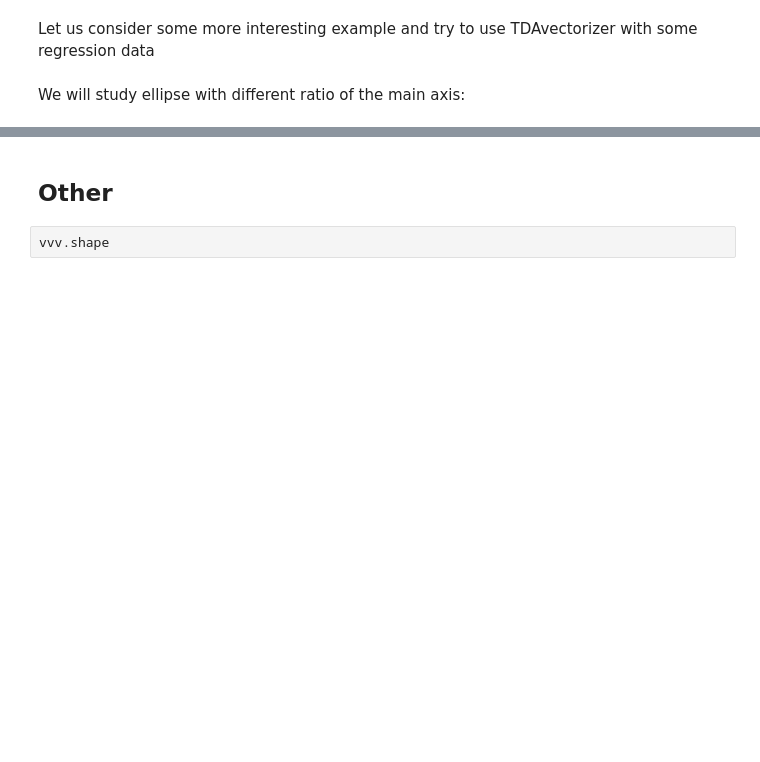
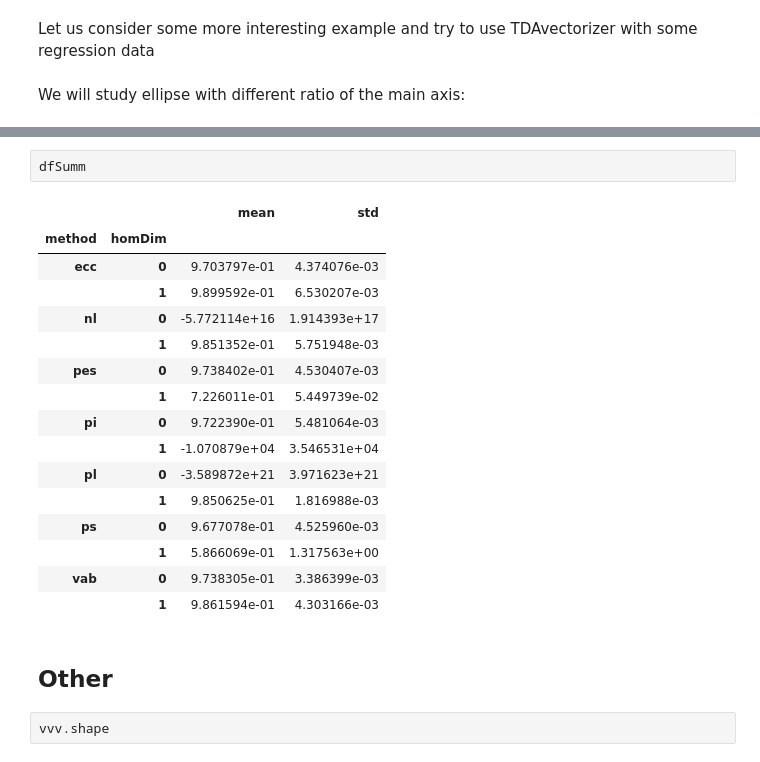
Before and after one commit to ALuchinsky/vpb_python, a Jupyter notebook: python/test_TDAvectorizer.ipynb, the cells around one changed output, grey strips where cells are left out. Cells and saved outputs as stored; diff of their text form; blank space fills up the shorter version.

```diff
--- a/python/test_TDAvectorizer.ipynb
+++ b/python/test_TDAvectorizer.ipynb
@@ -265,3 +348,22 @@ reg.score(X, ratList)
+# %%
+dfSumm
+# %% [output]
+|  |  | mean | std |
+| method | homDim |  |  |
+| ecc | 0 | 9.703797e-01 | 4.374076e-03 |
+|  | 1 | 9.899592e-01 | 6.530207e-03 |
+| nl | 0 | -5.772114e+16 | 1.914393e+17 |
+|  | 1 | 9.851352e-01 | 5.751948e-03 |
+| pes | 0 | 9.738402e-01 | 4.530407e-03 |
+|  | 1 | 7.226011e-01 | 5.449739e-02 |
+| pi | 0 | 9.722390e-01 | 5.481064e-03 |
+|  | 1 | -1.070879e+04 | 3.546531e+04 |
+| pl | 0 | -3.589872e+21 | 3.971623e+21 |
+|  | 1 | 9.850625e-01 | 1.816988e-03 |
+| ps | 0 | 9.677078e-01 | 4.525960e-03 |
+|  | 1 | 5.866069e-01 | 1.317563e+00 |
+| vab | 0 | 9.738305e-01 | 3.386399e-03 |
+|  | 1 | 9.861594e-01 | 4.303166e-03 |
 # %% [markdown]
 ## Other
 # %%
```
Also changed, not shown: parts of 24 cells of this notebook, 3 other files.
